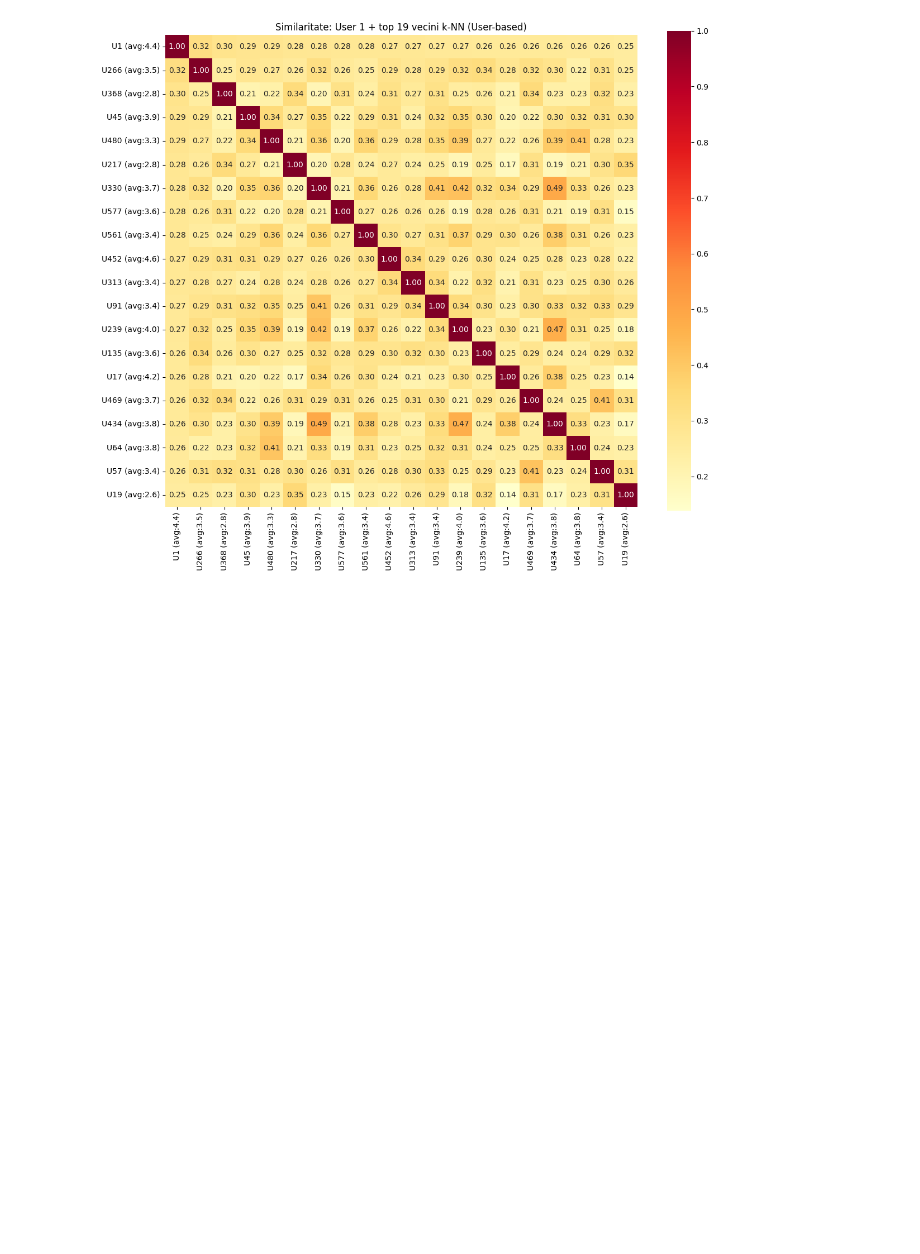
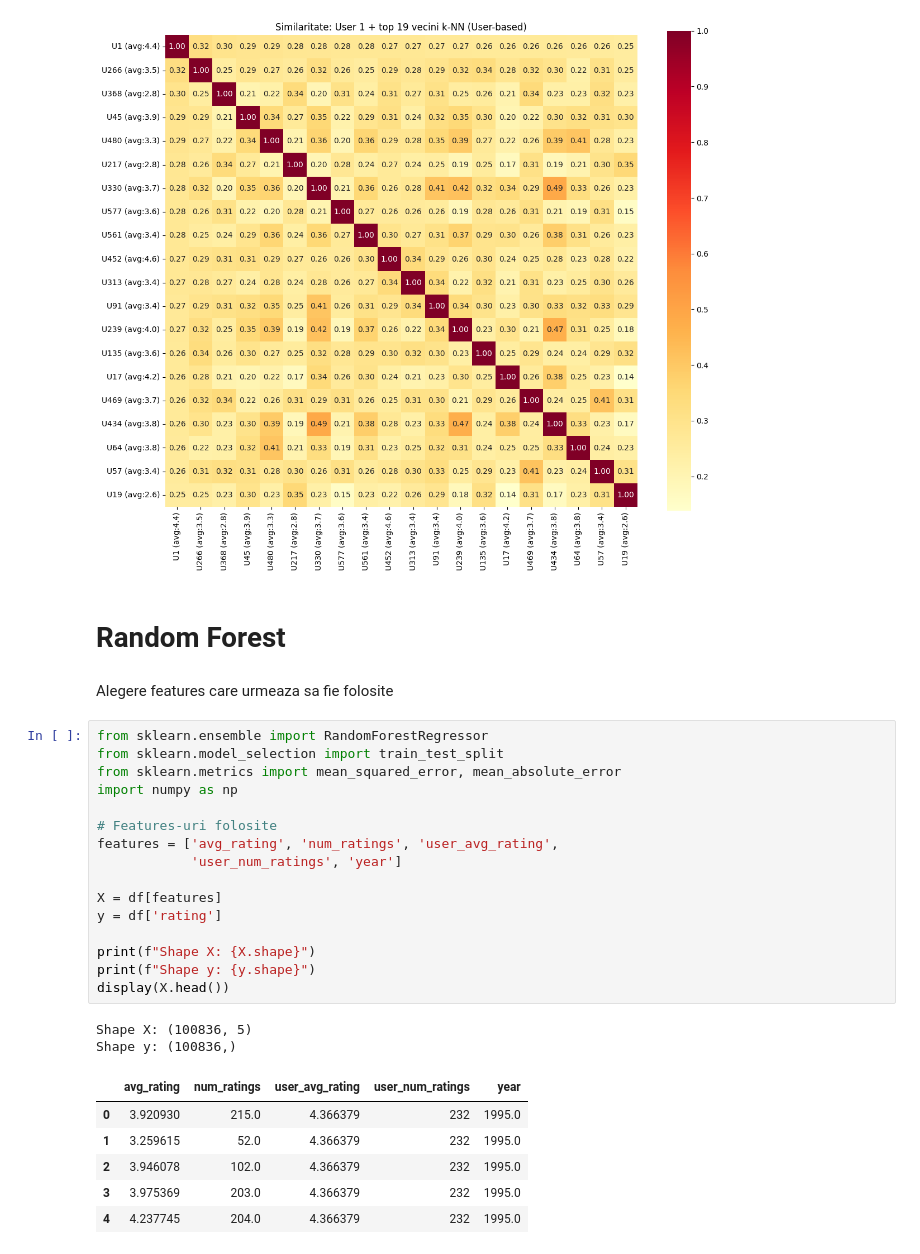
Before and after one commit to Alexandorel/ML-Product-Recommendation, a Jupyter notebook: src/python.ipynb, the cells around one changed output. Saved outputs shown, nothing was run; the diff lists cells and outputs as text; blank space fills up the shorter version.

Commit message:
Random Forest + features

```diff
--- a/src/python.ipynb
+++ b/src/python.ipynb
@@ -654,3 +654,32 @@ plt.tight_layout()
 plt.show()
 # %% [output]
 [figure]
+# %% [markdown]
+# Random Forest
+# %% [markdown]
+Alegere features care urmeaza sa fie folosite
+# %%
+from sklearn.ensemble import RandomForestRegressor
+from sklearn.model_selection import train_test_split
+from sklearn.metrics import mean_squared_error, mean_absolute_error
+import numpy as np
+
+# Features-uri folosite
+features = ['avg_rating', 'num_ratings', 'user_avg_rating',
+            'user_num_ratings', 'year']
+
+X = df[features]
+y = df['rating']
+
+print(f"Shape X: {X.shape}")
+print(f"Shape y: {y.shape}")
+display(X.head())
+# %% [output]
+Shape X: (100836, 5)
+Shape y: (100836,)
+|  | avg_rating | num_ratings | user_avg_rating | user_num_ratings | year |
+| 0 | 3.920930 | 215.0 | 4.366379 | 232 | 1995.0 |
+| 1 | 3.259615 | 52.0 | 4.366379 | 232 | 1995.0 |
+| 2 | 3.946078 | 102.0 | 4.366379 | 232 | 1995.0 |
+| 3 | 3.975369 | 203.0 | 4.366379 | 232 | 1995.0 |
+| 4 | 4.237745 | 204.0 | 4.366379 | 232 | 1995.0 |
```
